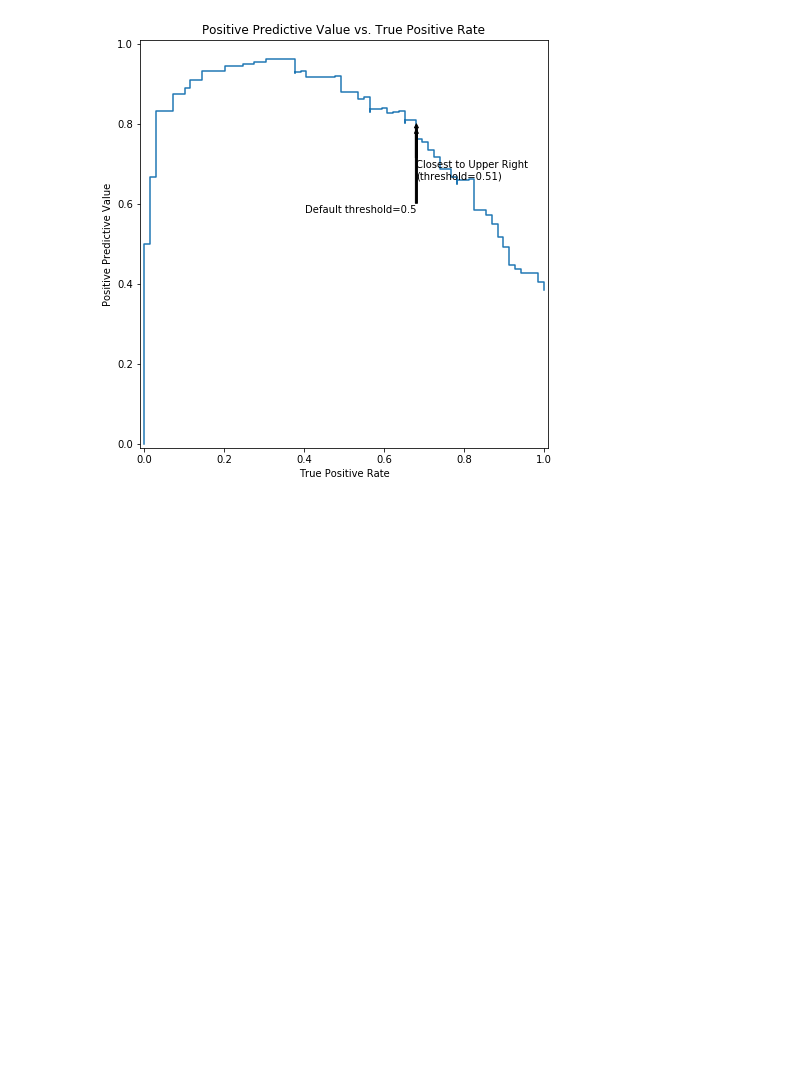
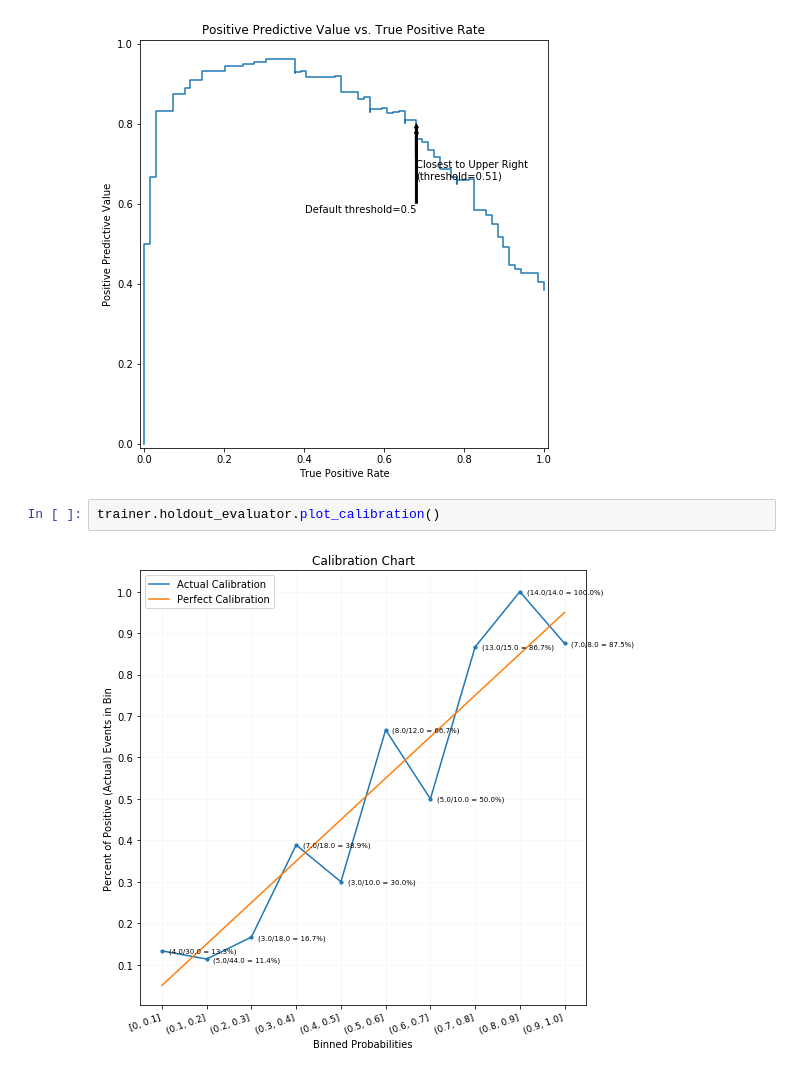
Before and after one commit to shane-kercheval/oo-learning, a Jupyter notebook: examples/classification-titanic/2-Basic Modeling.ipynb, the cells around one changed output. Cells and saved outputs as stored; diff of their text form; blank space fills up the shorter version.

Commit message:
Updated jupyter notebook based on recent plot additions

```diff
--- a/examples/classification-titanic/2-Basic Modeling.ipynb
+++ b/examples/classification-titanic/2-Basic Modeling.ipynb
@@ -337,3 +337,7 @@ trainer.holdout_evaluator.plot_roc_curve()
 trainer.holdout_evaluator.plot_ppv_tpr_curve()
 # %% [output]
 [figure]
+# %%
+trainer.holdout_evaluator.plot_calibration()
+# %% [output]
+[figure, added]
```
Also changed, not shown: parts of 5 cells of this notebook.
